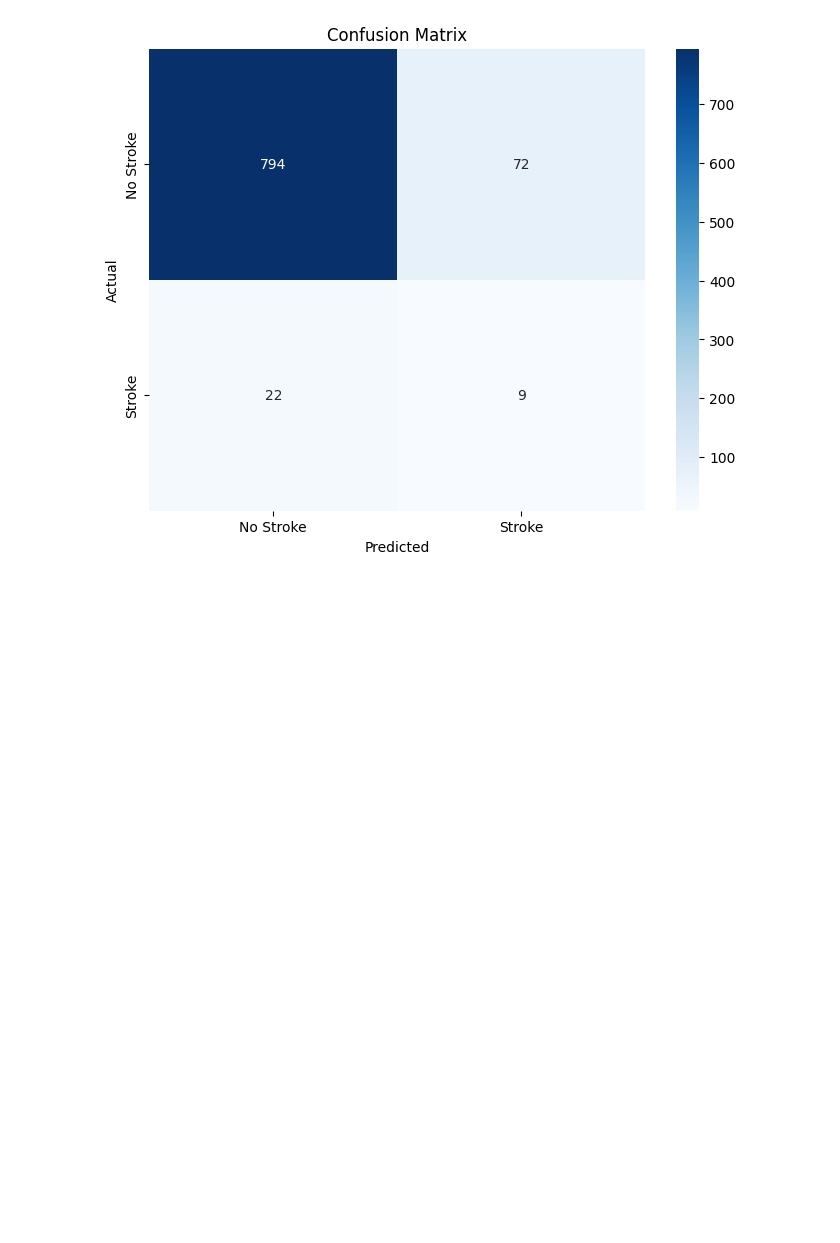
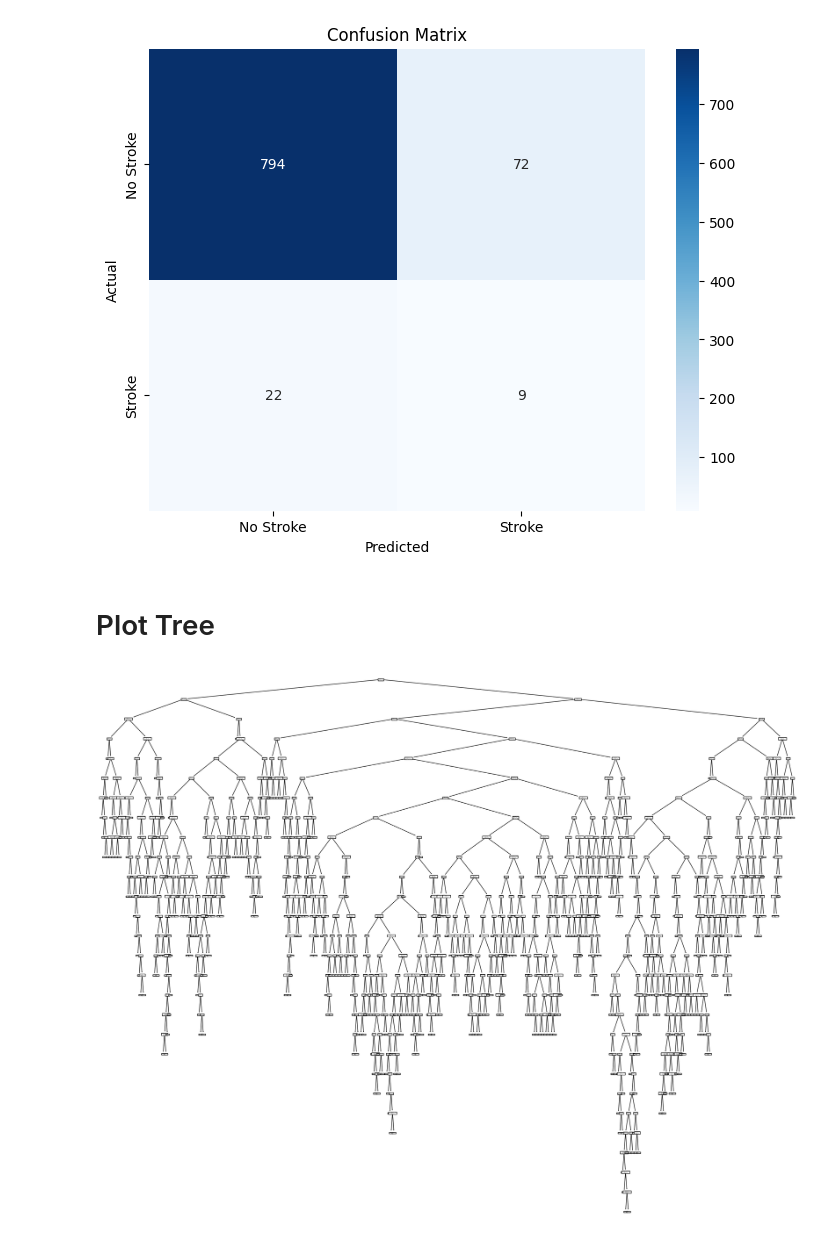
Before and after one commit to Alfthrpy/Praktikum-6, a Jupyter notebook: notebook.ipynb, the cells around one changed output. Cells and saved outputs as stored; diff of their text form; code cells hidden in the pictures; blank space fills up the shorter version.

Commit message:
feat : add plot tree

```diff
--- a/notebook.ipynb
+++ b/notebook.ipynb
@@ -22,7 +22,7 @@ from sklearn.decomposition import PCA
 # %% [markdown]
 ### Load dari lokal
 # %%
-df = pd.read_csv('/content/healthcare-dataset-stroke-data (1).csv')
+df = pd.read_csv('healthcare-dataset-stroke-data (1).csv')
 # %% [markdown]
 # **4. Exploratory Data Analysis (EDA)**
 
@@ -630,3 +576,13 @@ plt.title('Confusion Matrix')
 plt.show()
 # %% [output]
 [figure]
+# %% [markdown]
+# Plot Tree
+# %%
+# Visualize tree
+
+fig, ax = plt.subplots(figsize=(25,20))
+tree.plot_tree(model, feature_names=X_train_resampled.columns)
+plt.show()
+# %% [output]
+[figure, added]
```
Also changed, not shown: parts of 12 cells of this notebook.
